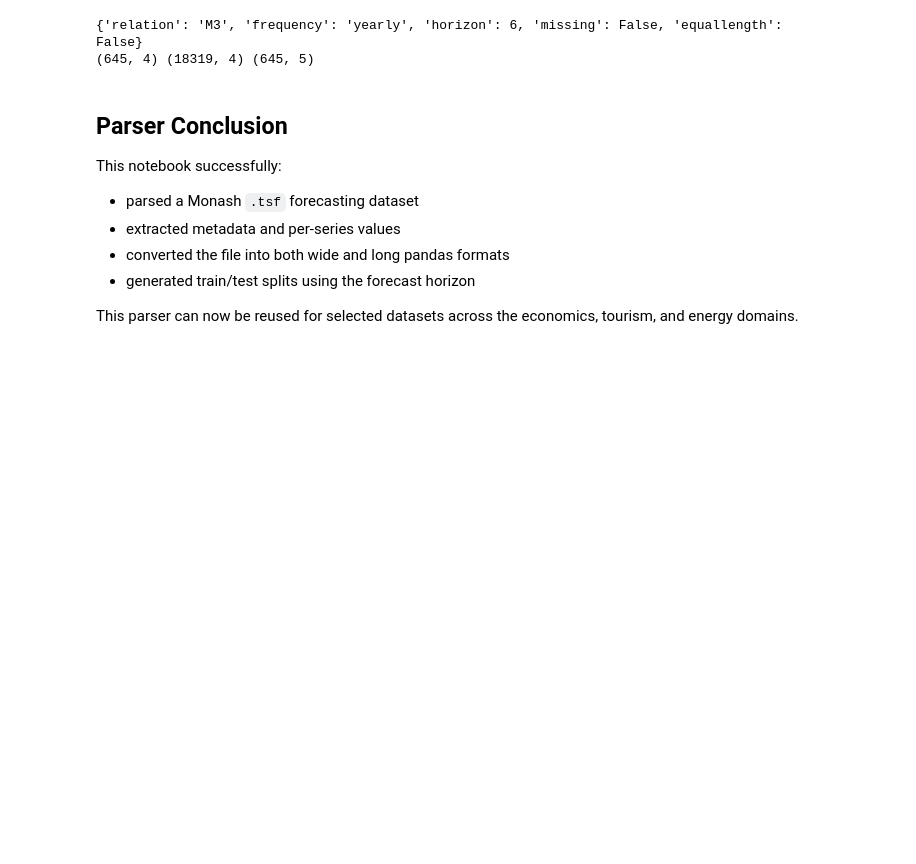
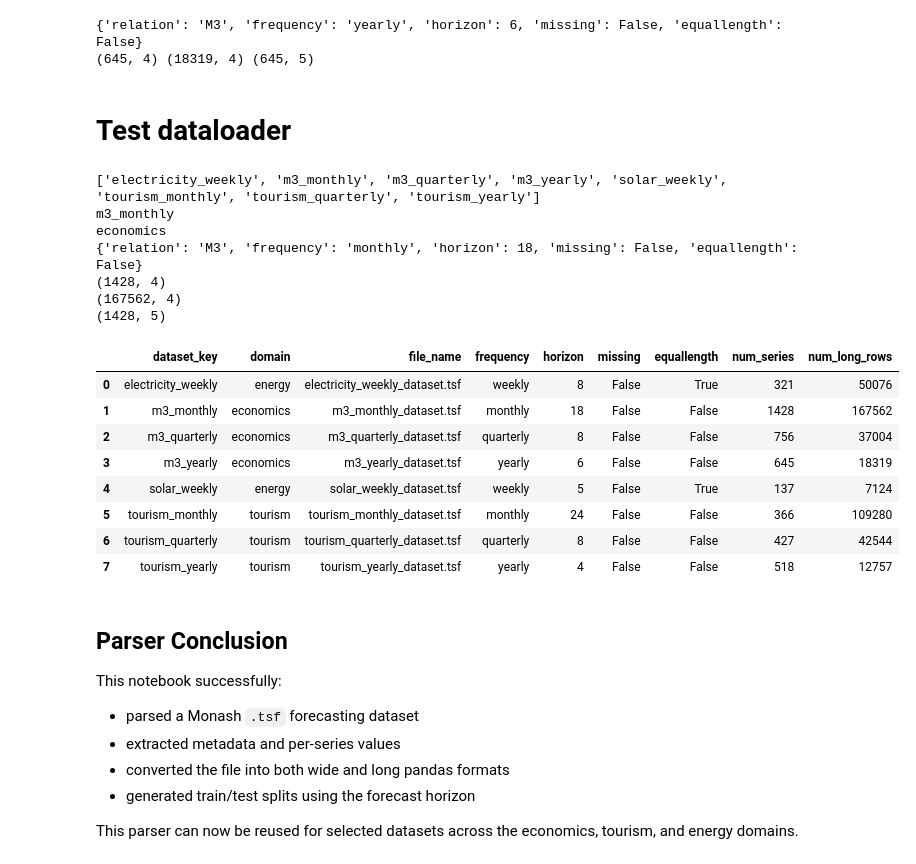
Before and after one commit to kunallikescorsair/foundation-models-timeseries-forecasting-pile-ghanti, a Jupyter notebook: notebooks/02_tsf_parser.ipynb, the cells around one changed output. Cells and saved outputs as stored; diff of their text form; code cells hidden in the pictures; blank space fills up the shorter version.

Commit message:
Add dataset loader for selected Monash forecasting datasets

```diff
--- a/notebooks/02_tsf_parser.ipynb
+++ b/notebooks/02_tsf_parser.ipynb
@@ -549,6 +549,51 @@ print(records_df.shape, long_df.shape, split_df.shape)
 # %% [output]
 {'relation': 'M3', 'frequency': 'yearly', 'horizon': 6, 'missing': False, 'equallength': False}
 (645, 4) (18319, 4) (645, 5)
+# %% [markdown]
+# Test dataloader
+# %%
+import sys
+from pathlib import Path
+
+project_root = Path().resolve().parent
+sys.path.append(str(project_root))
+
+from src.data.dataset_loader import (
+    list_available_datasets,
+    load_monash_dataset,
+    build_dataset_summary,
+)
+
+print(list_available_datasets())
+
+bundle = load_monash_dataset("m3_monthly")
+
+print(bundle["dataset_key"])
+print(bundle["domain"])
+print(bundle["metadata"])
+print(bundle["records_df"].shape)
+print(bundle["long_df"].shape)
+print(bundle["split_df"].shape)
+
+summary_df = build_dataset_summary()
+summary_df
+# %% [output]
+['electricity_weekly', 'm3_monthly', 'm3_quarterly', 'm3_yearly', 'solar_weekly', 'tourism_monthly', 'tourism_quarterly', 'tourism_yearly']
+m3_monthly
+economics
+{'relation': 'M3', 'frequency': 'monthly', 'horizon': 18, 'missing': False, 'equallength': False}
+(1428, 4)
+(167562, 4)
+(1428, 5)
+|  | dataset_key | domain | file_name | frequency | horizon | missing | equallength | num_series | num_long_rows |
+| 0 | electricity_weekly | energy | electricity_weekly_dataset.tsf | weekly | 8 | False | True | 321 | 50076 |
+| 1 | m3_monthly | economics | m3_monthly_dataset.tsf | monthly | 18 | False | False | 1428 | 167562 |
+| 2 | m3_quarterly | economics | m3_quarterly_dataset.tsf | quarterly | 8 | False | False | 756 | 37004 |
+| 3 | m3_yearly | economics | m3_yearly_dataset.tsf | yearly | 6 | False | False | 645 | 18319 |
+| 4 | solar_weekly | energy | solar_weekly_dataset.tsf | weekly | 5 | False | True | 137 | 7124 |
+| 5 | tourism_monthly | tourism | tourism_monthly_dataset.tsf | monthly | 24 | False | False | 366 | 109280 |
+| 6 | tourism_quarterly | tourism | tourism_quarterly_dataset.tsf | quarterly | 8 | False | False | 427 | 42544 |
+| 7 | tourism_yearly | tourism | tourism_yearly_dataset.tsf | yearly | 4 | False | False | 518 | 12757 |
 # %% [markdown]
 ## Parser Conclusion
 
```
Also changed, not shown: 1 other file.
